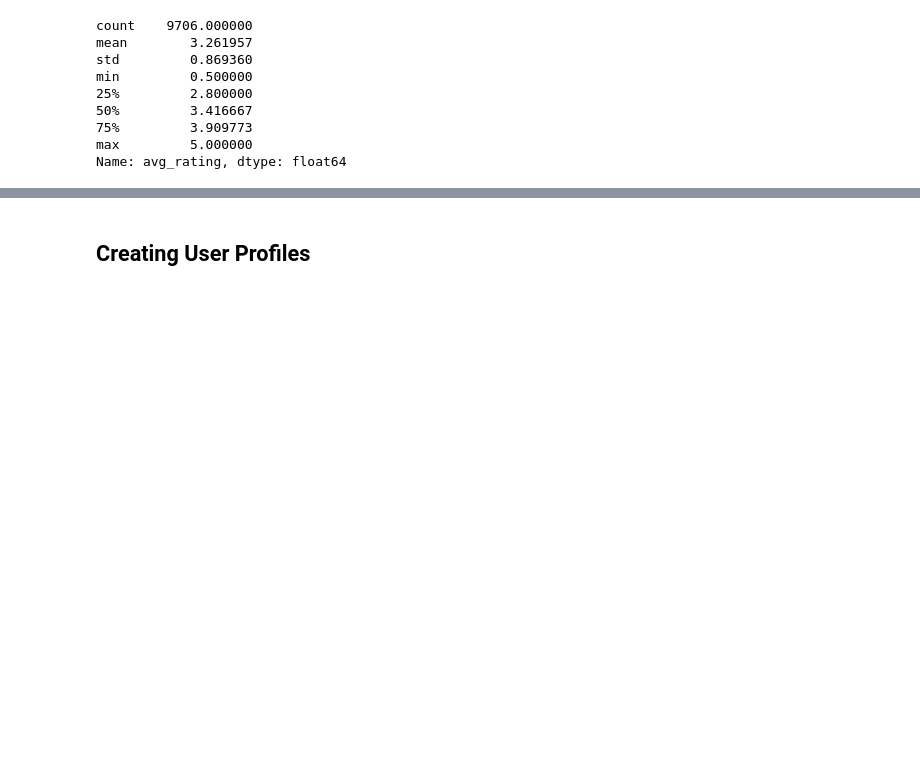
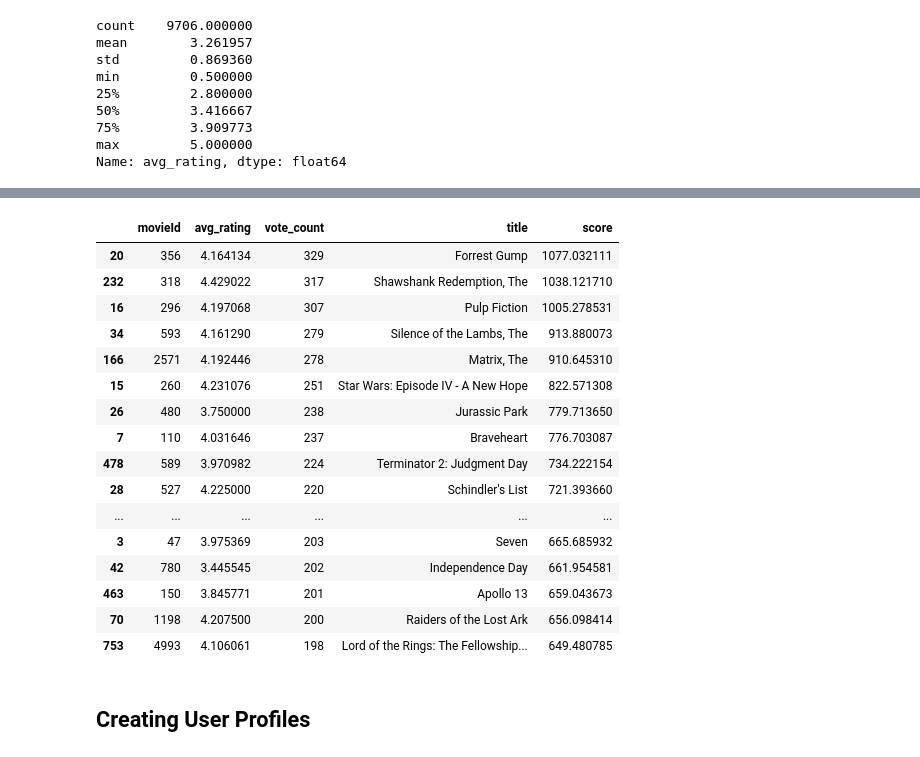
Before and after one commit to kmcleste/DSBA-6100, a Jupyter notebook: eda/movie-eda.ipynb, the cells around one changed output, grey strips where cells are left out. Drawn from its saved outputs; the diff is of its cells as text; code cells hidden in the pictures; blank space fills up the shorter version.

```diff
--- a/eda/movie-eda.ipynb
+++ b/eda/movie-eda.ipynb
@@ -375,0 +416,4 @@ Name: avg_rating, dtype: float64
+# %%
+C = avg_movie_ratings['avg_rating'].mean()
+m = avg_movie_ratings['vote_count'].quantile(0.9)
+avg_copy = avg_movie_ratings.copy().loc[avg_movie_ratings['vote_count']>=m]
@@ -375,0 +436,7 @@ Name: avg_rating, dtype: float64
+# %%
+def weighted_rating(x, m=m, C=C):
+    v = x['vote_count']
+    R = x['avg_rating']
+    return (v/(v+m)*R) + (m/(m/v)*C)
+# %%
+avg_copy['score'] = avg_copy.apply(weighted_rating, axis=1)
@@ -376,3 +454,24 @@ Name: avg_rating, dtype: float64
+# %%
+avg_copy.sort_values(by='score',ascending=False, inplace=True)
+avg_copy.head(20)
+# %% [output]
+|  | movieId | avg_rating | vote_count | title | score |
+| 20 | 356 | 4.164134 | 329 | Forrest Gump | 1077.032111 |
+| 232 | 318 | 4.429022 | 317 | Shawshank Redemption, The | 1038.121710 |
+| 16 | 296 | 4.197068 | 307 | Pulp Fiction | 1005.278531 |
+| 34 | 593 | 4.161290 | 279 | Silence of the Lambs, The | 913.880073 |
+| 166 | 2571 | 4.192446 | 278 | Matrix, The | 910.645310 |
+| 15 | 260 | 4.231076 | 251 | Star Wars: Episode IV - A New Hope | 822.571308 |
+| 26 | 480 | 3.750000 | 238 | Jurassic Park | 779.713650 |
+| 7 | 110 | 4.031646 | 237 | Braveheart | 776.703087 |
+| 478 | 589 | 3.970982 | 224 | Terminator 2: Judgment Day | 734.222154 |
+| 28 | 527 | 4.225000 | 220 | Schindler's List | 721.393660 |
+| ... | ... | ... | ... | ... | ... |
+| 3 | 47 | 3.975369 | 203 | Seven | 665.685932 |
+| 42 | 780 | 3.445545 | 202 | Independence Day | 661.954581 |
+| 463 | 150 | 3.845771 | 201 | Apollo 13 | 659.043673 |
+| 70 | 1198 | 4.207500 | 200 | Raiders of the Lost Ark | 656.098414 |
+| 753 | 4993 | 4.106061 | 198 | Lord of the Rings: The Fellowship... | 649.480785 |
 # %% [markdown]
 ## Creating User Profiles
 # %%
```
Also changed, not shown: parts of 19 cells of this notebook, 3 other files.
